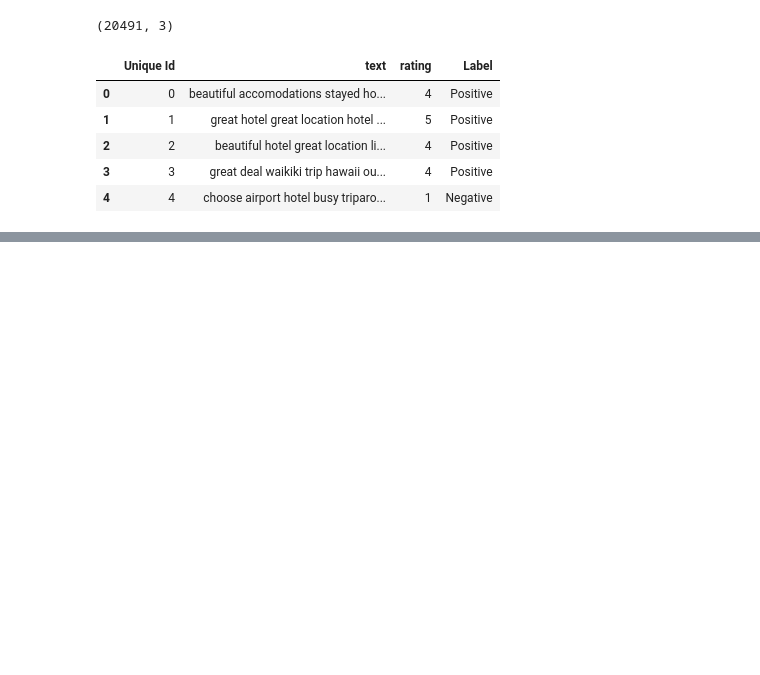
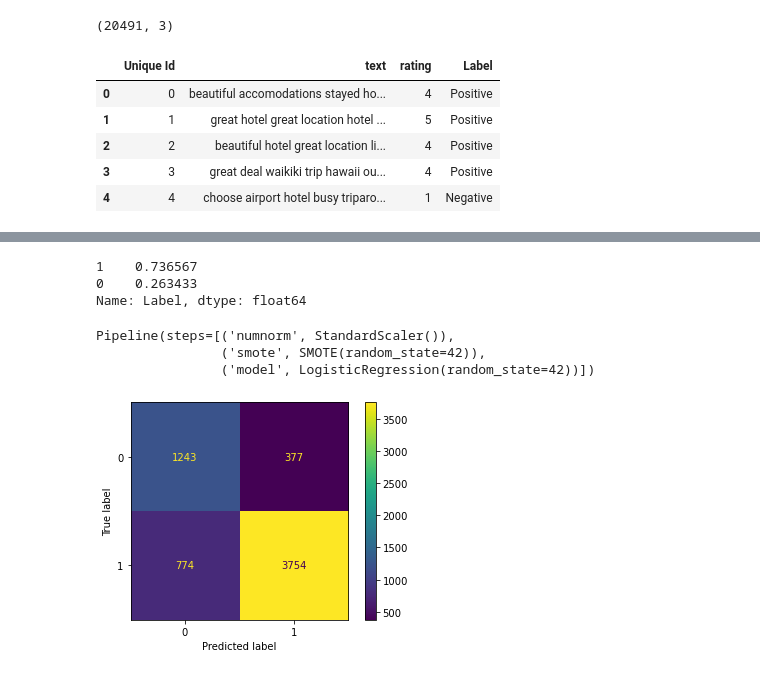
Before and after one commit to wasih790/Hotel_Sentiment_Analysis, a Jupyter notebook: Data Wrangling/Sentiment Analysis.ipynb, the cells around one changed output, grey strips where cells are left out. Saved outputs shown, nothing was run; the diff lists cells and outputs as text; code cells hidden in the pictures; blank space fills up the shorter version.

```diff
--- a/Data Wrangling/Sentiment Analysis.ipynb
+++ b/Data Wrangling/Sentiment Analysis.ipynb
@@ -50,0 +124,3 @@ plt.show()
+# %%
+le = LabelEncoder()
+vaders['Label'] = le.fit_transform(vaders['Label'])
@@ -50,0 +143,33 @@ plt.show()
+# %%
+vaders['Label'].value_counts(normalize=True)
+# data is unbalaced
+# %% [output]
+1    0.736567
+0    0.263433
+Name: Label, dtype: float64
+# %%
+X = vaders[['neg','neu','pos','compound']]
+y = vaders['Label']
+# %%
+
+from sklearn.model_selection import train_test_split
+
+X_train, X_test, y_train, y_test = train_test_split(X, y, test_size=0.30, random_state=42,stratify=y)
+# %%
+pipe = Pipeline([('numnorm',StandardScaler()), ("smote", SMOTE(random_state=42)),
+                 ('model',LogisticRegression(random_state=42))])
+pipe
+# %% [output]
+Pipeline(steps=[('numnorm', StandardScaler()),
+                ('smote', SMOTE(random_state=42)),
+                ('model', LogisticRegression(random_state=42))])
+# %%
+
+pipe.fit(X_train,y_train)
+y_pred = pipe.predict(X_test)
+cm = confusion_matrix(y_test, y_pred)
+disp = ConfusionMatrixDisplay(confusion_matrix=cm
+                              )
+disp.plot();
+# %% [output]
+[figure, added]
```
Also changed, not shown: parts of 22 cells of this notebook.
